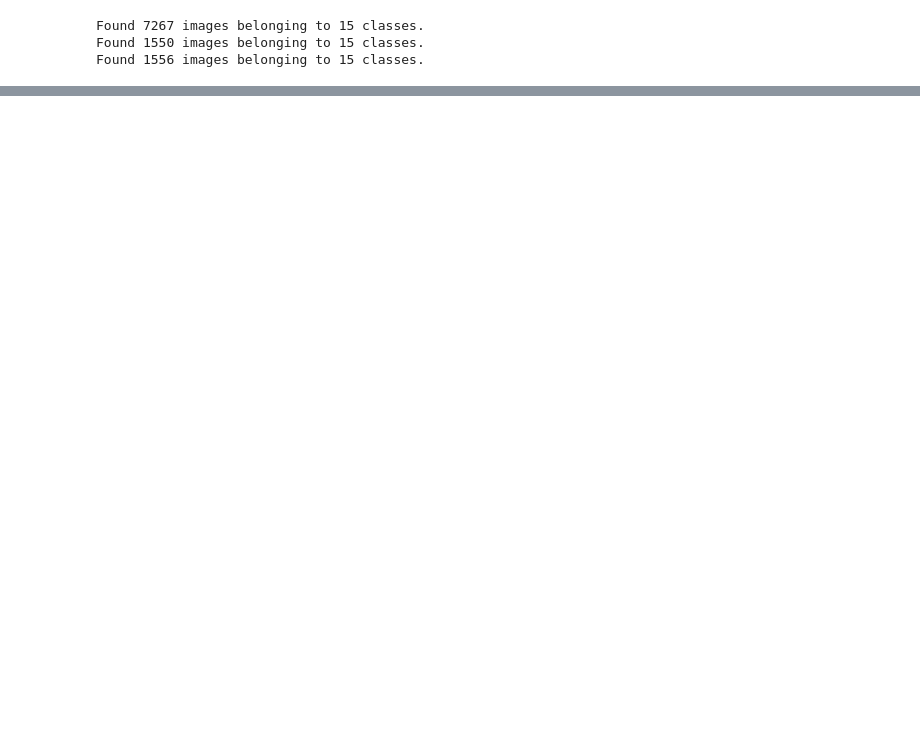
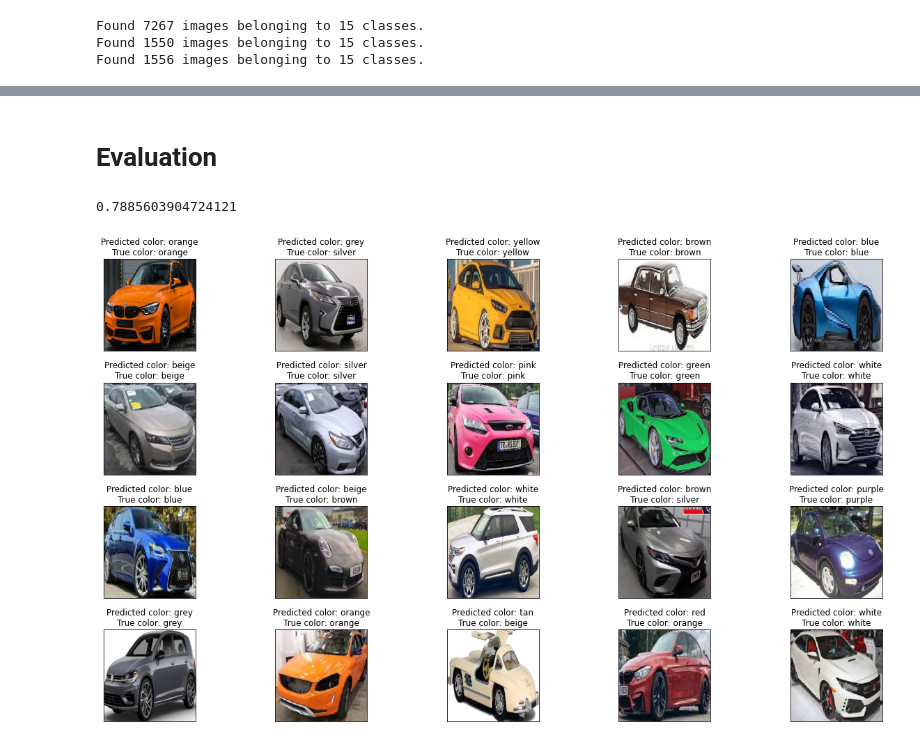
Before and after one commit to haleck/TUSUR-ML-PRACTICE, a Jupyter notebook: practice.ipynb, the cells around one changed output, grey strips where cells are left out. Drawn from its saved outputs; the diff is of its cells as text; code cells hidden in the pictures; blank space fills up the shorter version.

```diff
--- a/practice.ipynb
+++ b/practice.ipynb
@@ -139,0 +218,38 @@ loaded_model.evaluate(test_generator)
+# %% [markdown]
+# Evaluation
+# %%
+loss, acc = model.evaluate(test_generator, steps=len(test_generator), verbose=0)
+acc
+# %% [output]
+0.7885603904724121
+# %%
+colors_dict = {0: "beige", 1: "black", 2: "blue",
+         3: "brown", 4: "gold", 5: "green",
+         6: "grey", 7: "orange", 8: "pink",
+         9: "purple", 10: "red", 11: "silver",
+         12: "tan", 13: "white", 14: "yellow"}
+
+fig = plt.figure(figsize=(20, 10))
+image_and_value_array = test_generator.next()
+value_array = image_and_value_array[1]
+image_array = image_and_value_array[0]
+for i in range(20):
+    # Define predicted color of network
+    extended_image_array = np.array([image_array[i]])
+    cnn_predict = model.predict(extended_image_array)
+    predicted_class = cnn_predict.argmax()
+    corresponding_color = colors_dict[predicted_class]
+
+    # Define true color
+    true_class = value_array[i].argmax()
+    true_color = colors_dict[true_class]
+
+    ax = fig.add_subplot(4, 5, i + 1, xticks=[], yticks=[])
+    ax.imshow(np.squeeze(image_array[i]))
+
+    plt.tight_layout()
+
+    ax.set_title(f'Predicted color: {corresponding_color}\nTrue color: {true_color}')
+fig.savefig('testgallery.png')
+# %% [output]
+[figure, added]
```
Also changed, not shown: parts of 24 cells of this notebook.
